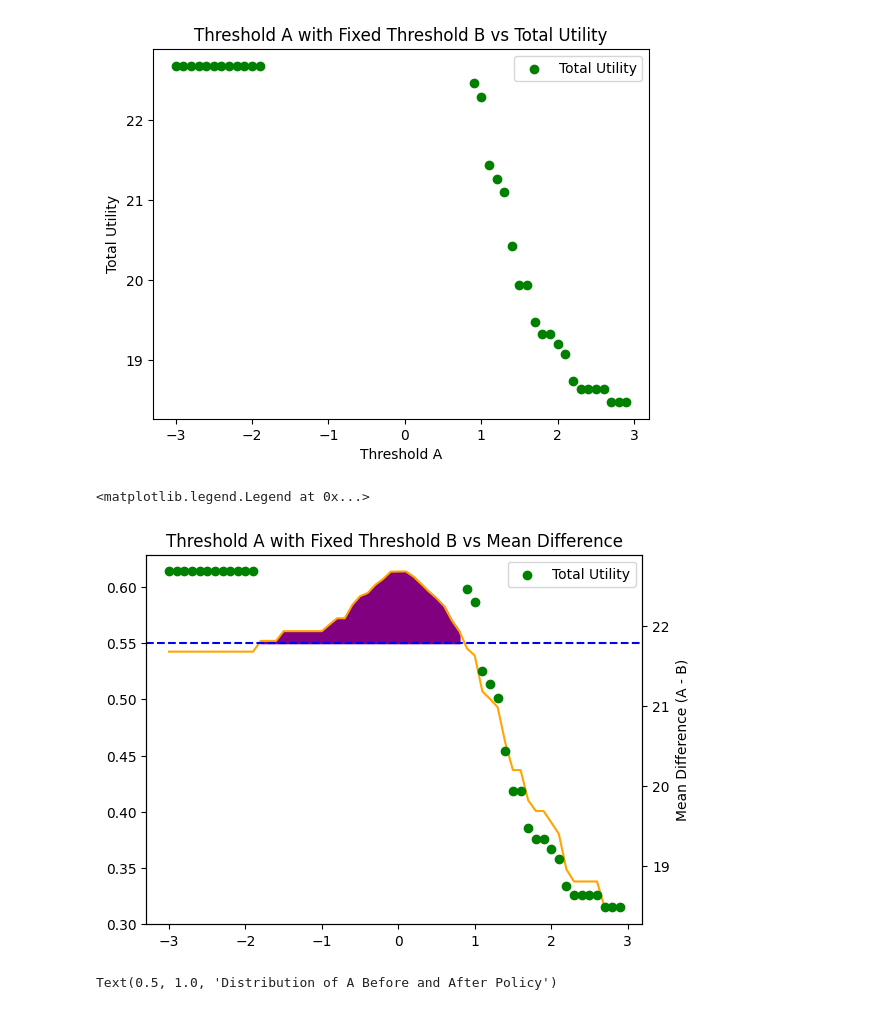
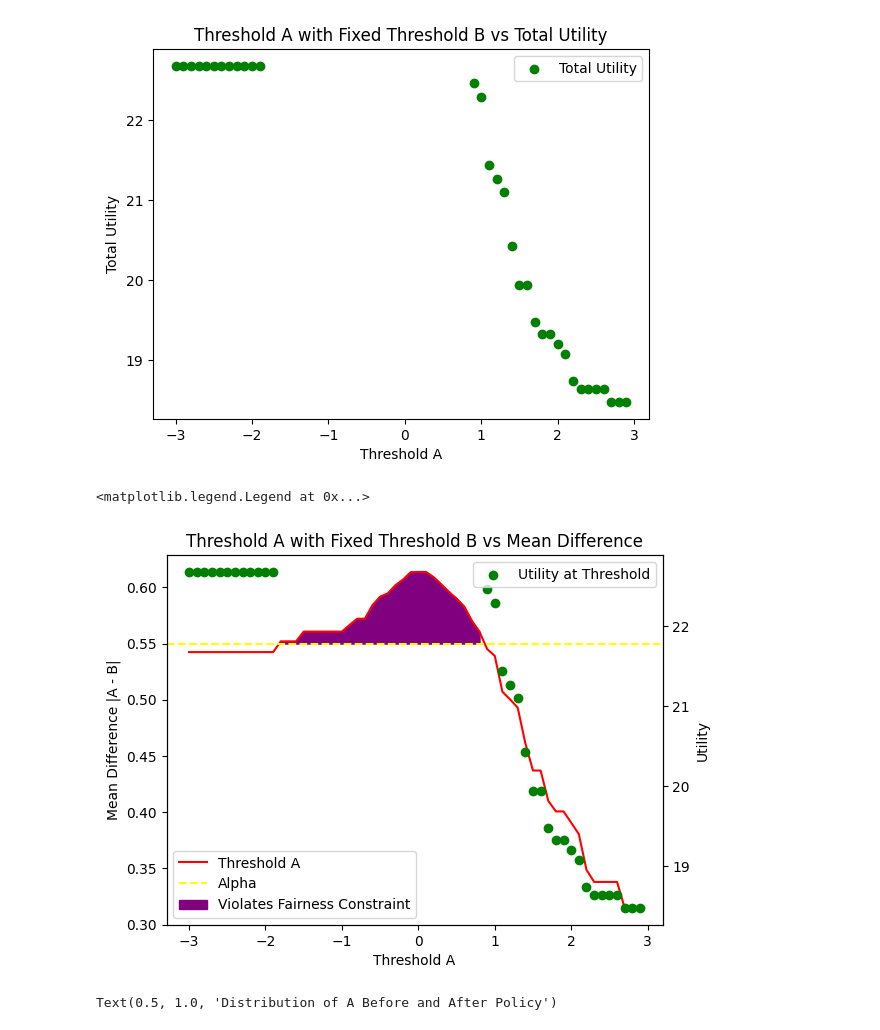
Before and after one commit to joeljins/RoAR, a Jupyter notebook: fairness/fair_thresholding_alt.ipynb, the cells around one changed output. Saved outputs shown, nothing was run; the diff lists cells and outputs as text; code cells hidden in the pictures.

```diff
--- a/fairness/fair_thresholding_alt.ipynb
+++ b/fairness/fair_thresholding_alt.ipynb
@@ -192,24 +192,23 @@ Threshold A: 0.9000000000000035
 Text(0.5, 1.0, 'Threshold A with Fixed Threshold B vs Total Utility')
 [figure]
 # %%
-### Experiment where the threshold of B is fixed while we track the difference in means of A and B
-from utils import p
+### Experiment where the threshold of B is fixed while we track utility and difference in means
 
-plt.plot(x_thresh_A, y_means_diff, label='Mean Difference', color='orange')
-plt.axhline(y=alpha, label='Alpha', color='blue', linestyle='--')
-#plt.scatter(x_util_thresh_A, total_util * 0.03, label='Total Utility', color='green')
+plt.plot(x_thresh_A, y_means_diff, label='Threshold A', color='red')
+plt.axhline(y=alpha, label='Alpha', color='yellow', linestyle='--')
 plt.fill_between(x_thresh_A, y_means_diff, alpha, where=(y_means_diff > alpha), color='purple', alpha=1, label='Violates Fairness Constraint')
+plt.xlabel("Threshold A")
+plt.ylabel("Mean Difference |A - B|")
+plt.title("Threshold A with Fixed Threshold B vs Mean Difference")
+plt.legend()
 
 ax2 = plt.gca().twinx()
-ax2.scatter(x_util_thresh_A, total_util, label='Total Utility', color='green')
-
-plt.xlabel("Threshold A")
-plt.ylabel("Mean Difference (A - B)")
-plt.title("Threshold A with Fixed Threshold B vs Mean Difference")
-plt.legend()
+ax2.scatter(x_util_thresh_A, total_util, label='Utility at Threshold', color='green')
+ax2.set_ylabel('Utility')
+ax2.legend()
 # %% [output]
 <matplotlib.legend.Legend at 0x...>
-[figure, old version]
+[figure, new version]
 # %%
 a = np.array(a)
 indices = np.arange(len(a))
```
